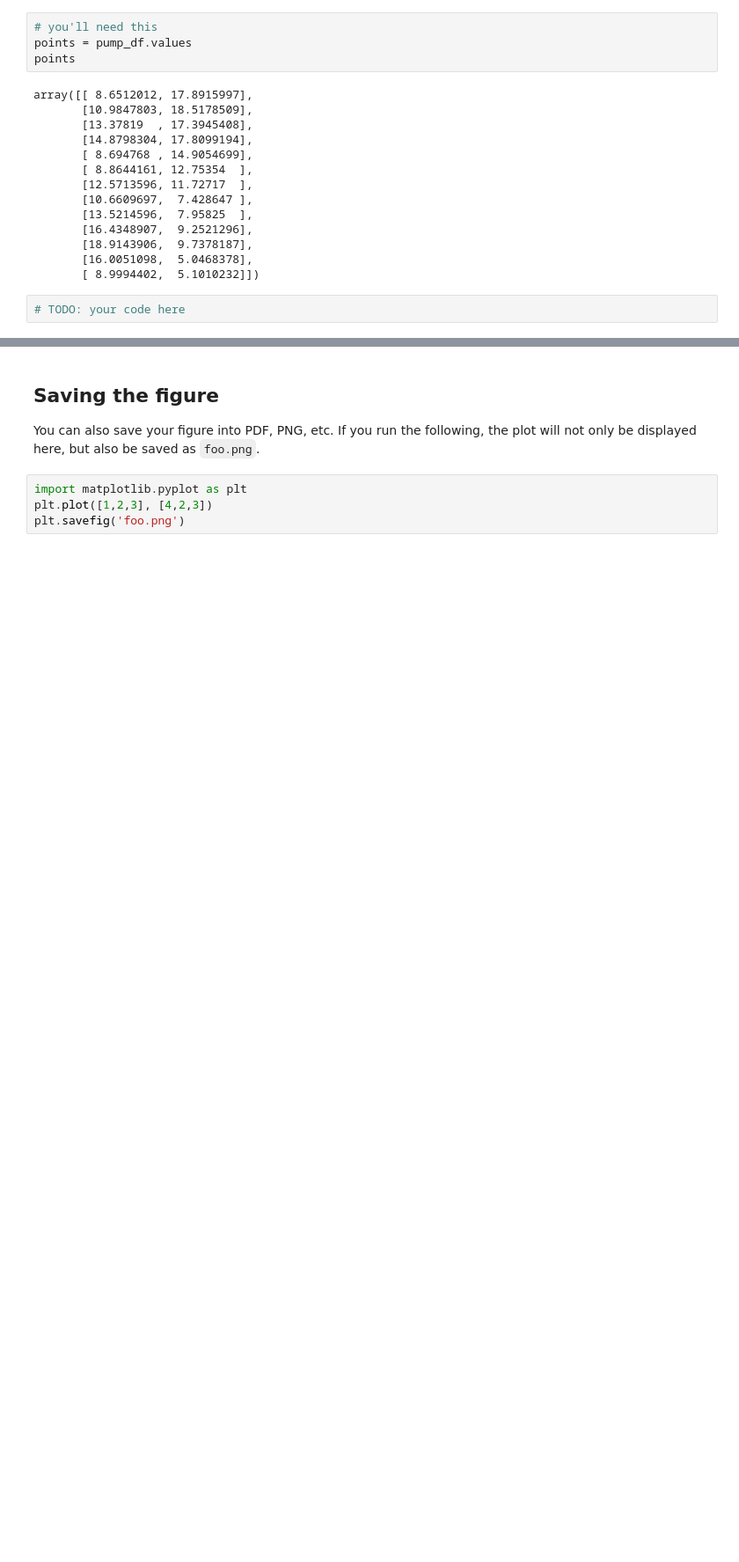
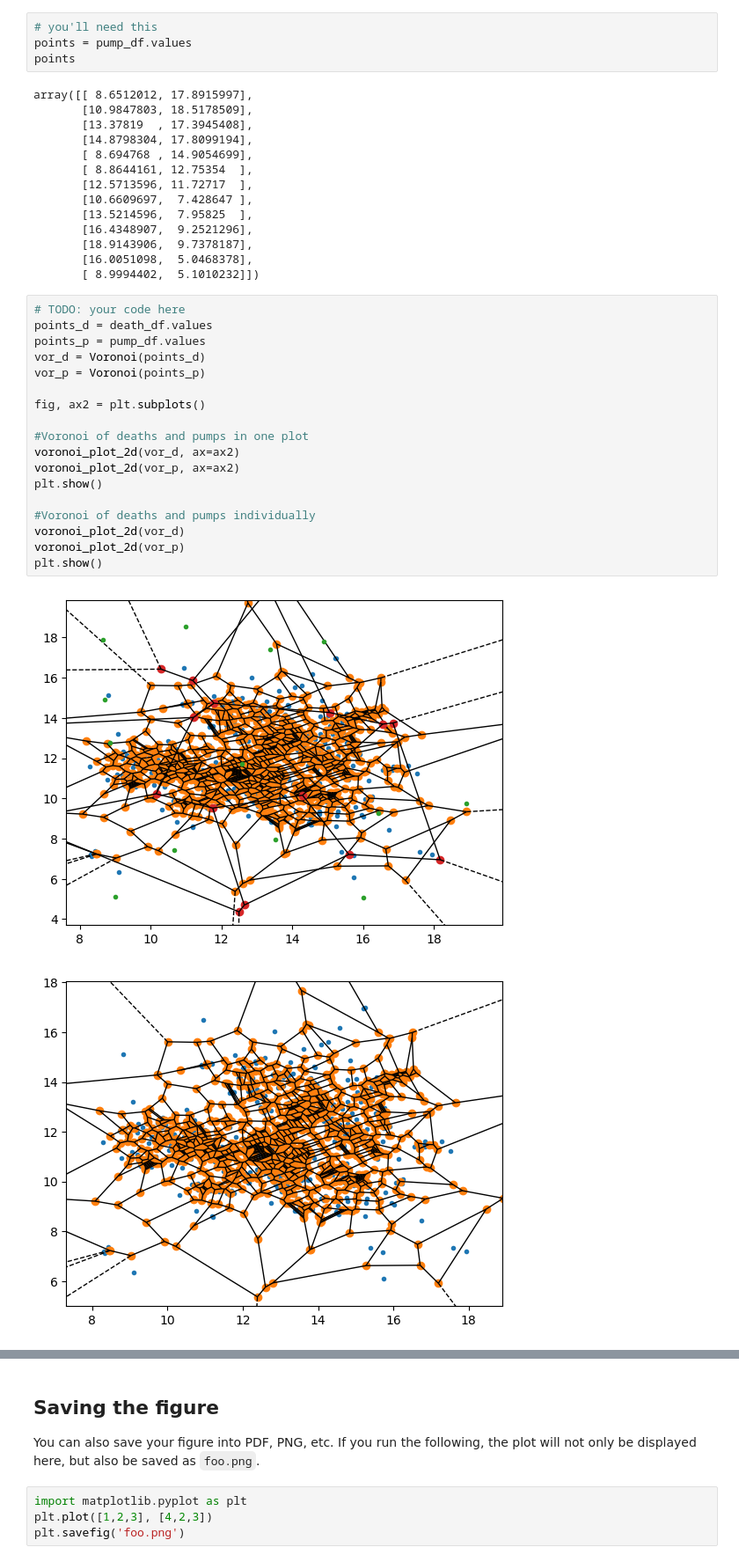
Before and after one commit to miafjensen/Data_visualization_and_analysis_group12, a Jupyter notebook: dsb_s205487.ipynb, the cells around one changed output, grey strips where cells are left out. Shown at 88% size. Drawn from its saved outputs; the diff is of its cells as text; blank space fills up the shorter version.

```diff
--- a/dsb_s205487.ipynb
+++ b/dsb_s205487.ipynb
@@ -298,5 +306,24 @@ array([[ 8.6512012, 17.8915997],
        [18.9143906,  9.7378187],
        [16.0051098,  5.0468378],
        [ 8.9994402,  5.1010232]])
-# %%
-# TODO: your code here
+# %%
+# TODO: your code here
+points_d = death_df.values
+points_p = pump_df.values
+vor_d = Voronoi(points_d)
+vor_p = Voronoi(points_p)
+
+fig, ax2 = plt.subplots()
+
+#Voronoi of deaths and pumps in one plot
+voronoi_plot_2d(vor_d, ax=ax2)
+voronoi_plot_2d(vor_p, ax=ax2)
+plt.show()
+
+#Voronoi of deaths and pumps individually
+voronoi_plot_2d(vor_d)
+voronoi_plot_2d(vor_p)
+plt.show()
+# %% [output]
+[figure, added]
+[figure, added]
```
Also changed, not shown: parts of 6 cells of this notebook, 4 other files.
